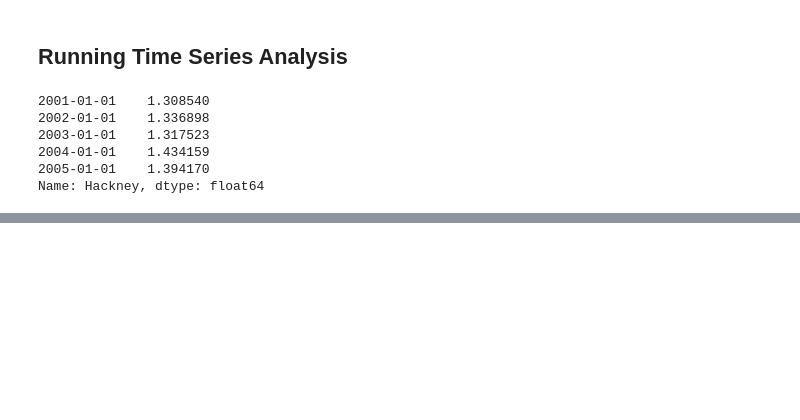
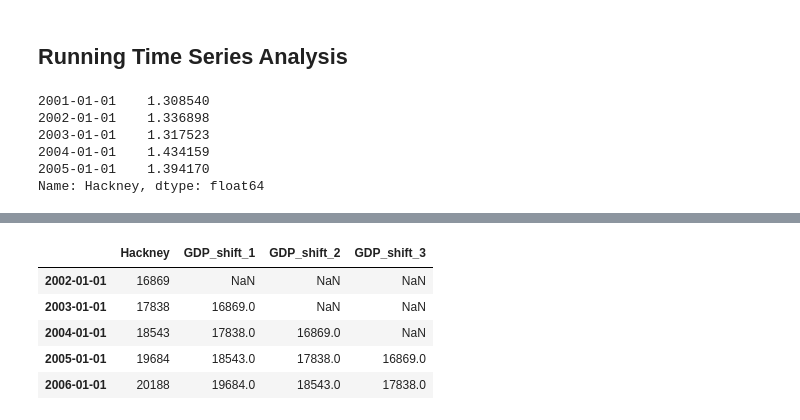
Before and after one commit to Ad1thya-R/data-food-drink, a Jupyter notebook: notebooks/RQ2-TS-Restaurants.ipynb, the cells around one changed output, grey strips where cells are left out. Cells and saved outputs as stored; diff of their text form; code cells hidden in the pictures; blank space fills up the shorter version.

```diff
--- a/notebooks/RQ2-TS-Restaurants.ipynb
+++ b/notebooks/RQ2-TS-Restaurants.ipynb
@@ -152,0 +154,9 @@ plt.show()
+# %%
+#add column for GDP growth
+#cnvert to dataframe
+hackney_gdp = pd.DataFrame(hackney_gdp)
+hackney_gdp.head()
+
+#add column for GDP growth
+
+hackney_gdp.head()
@@ -152,0 +170,14 @@ plt.show()
+# %%
+exog = hackney_gdp
+exog["GDP_shift_1"] = exog.iloc[:, 0].fillna(method='bfill').shift(1).values
+exog["GDP_shift_2"] = exog.iloc[:, 0].fillna(method='bfill').shift(2).values
+exog["GDP_shift_3"] = exog.iloc[:, 0].fillna(method='bfill').shift(3).values
+
+exog.head()
+# %% [output]
+|  | Hackney | GDP_shift_1 | GDP_shift_2 | GDP_shift_3 |
+| 2002-01-01 | 16869 | NaN | NaN | NaN |
+| 2003-01-01 | 17838 | 16869.0 | NaN | NaN |
+| 2004-01-01 | 18543 | 17838.0 | 16869.0 | NaN |
+| 2005-01-01 | 19684 | 18543.0 | 17838.0 | 16869.0 |
+| 2006-01-01 | 20188 | 19684.0 | 18543.0 | 17838.0 |
```
Also changed, not shown: parts of 8 cells of this notebook, 1 other file.
